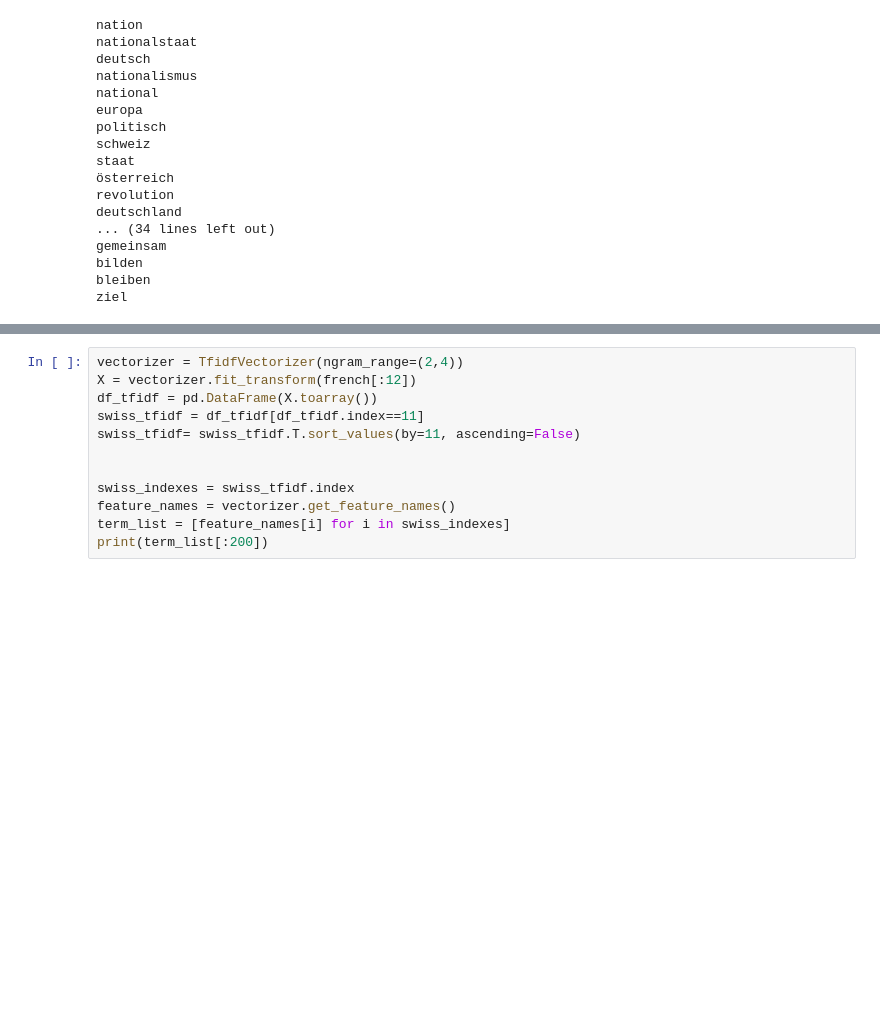
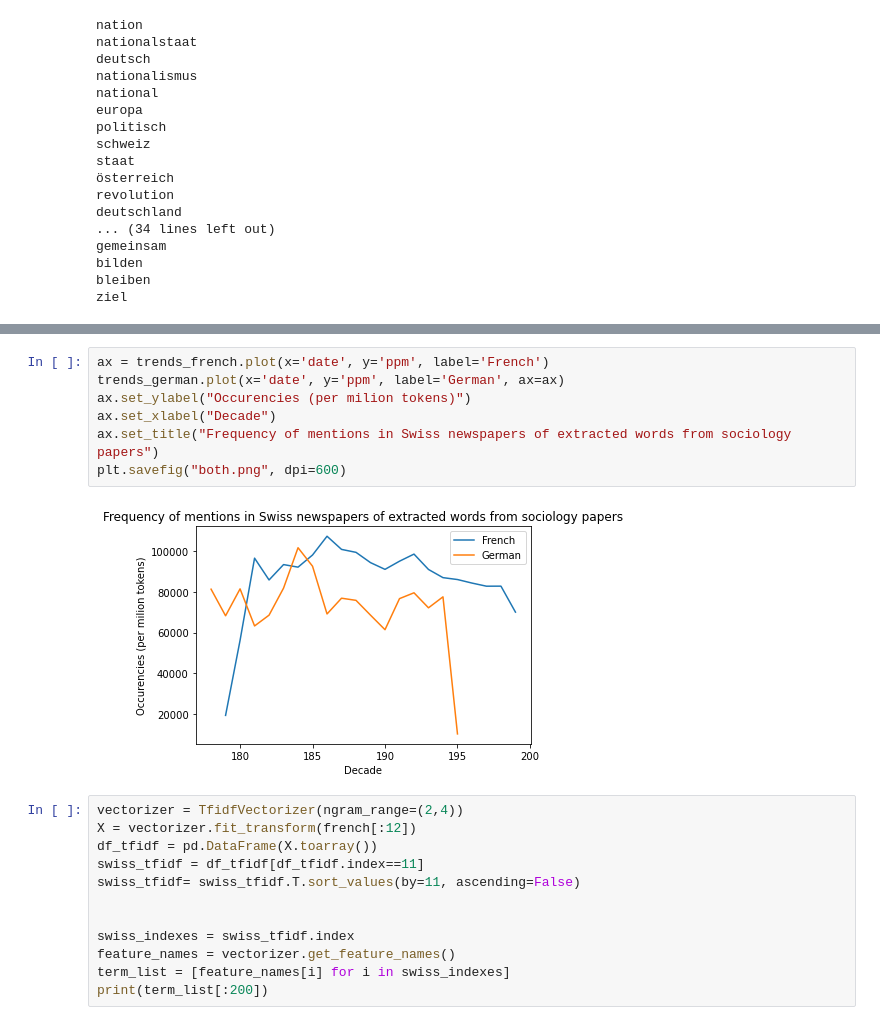
Before and after one commit to ludovicaschaerf/H-D_Project, a Jupyter notebook: N-grams Sociology of Nation.ipynb, the cells around one changed output, grey strips where cells are left out. Cells and saved outputs as stored; diff of their text form; blank space fills up the shorter version.

```diff
--- a/N-grams Sociology of Nation.ipynb
+++ b/N-grams Sociology of Nation.ipynb
@@ -280,3 +298,12 @@ trends_german
+# %%
+ax = trends_french.plot(x='date', y='ppm', label='French')
+trends_german.plot(x='date', y='ppm', label='German', ax=ax)
+ax.set_ylabel("Occurencies (per milion tokens)")
+ax.set_xlabel("Decade")
+ax.set_title("Frequency of mentions in Swiss newspapers of extracted words from sociology papers")
+plt.savefig("both.png", dpi=600)
+# %% [output]
+[figure, added]
 # %%
 vectorizer = TfidfVectorizer(ngram_range=(2,4))
 X = vectorizer.fit_transform(french[:12])
```
Also changed, not shown: parts of 7 cells of this notebook.
